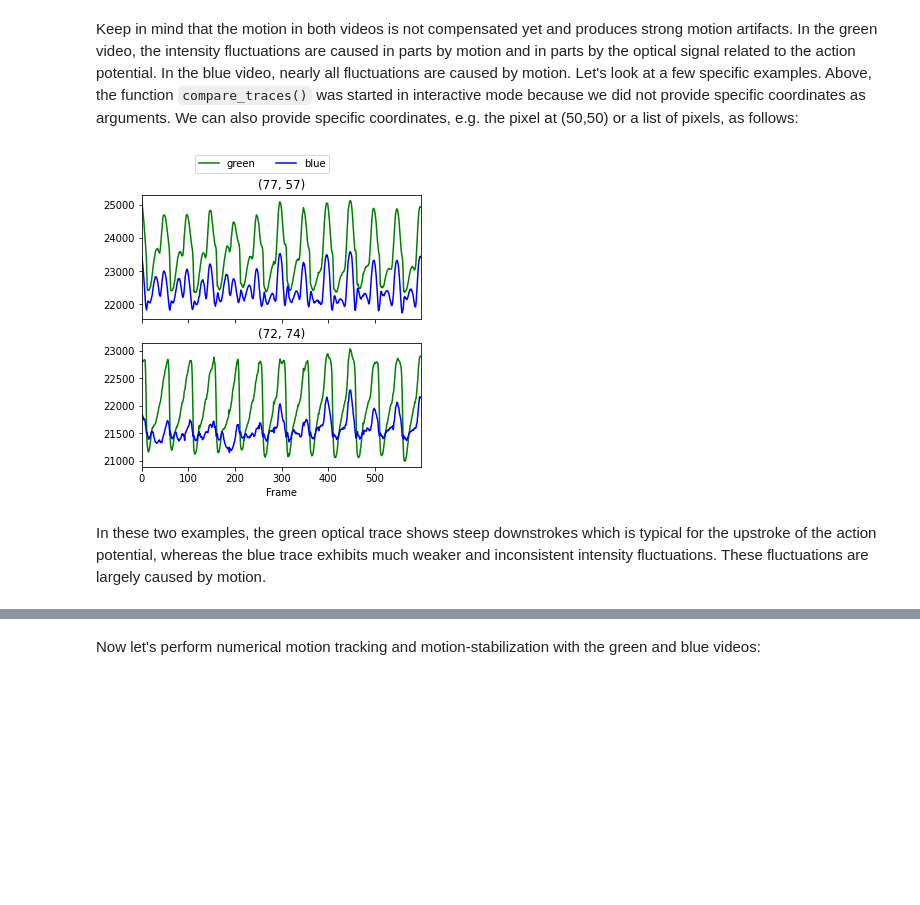
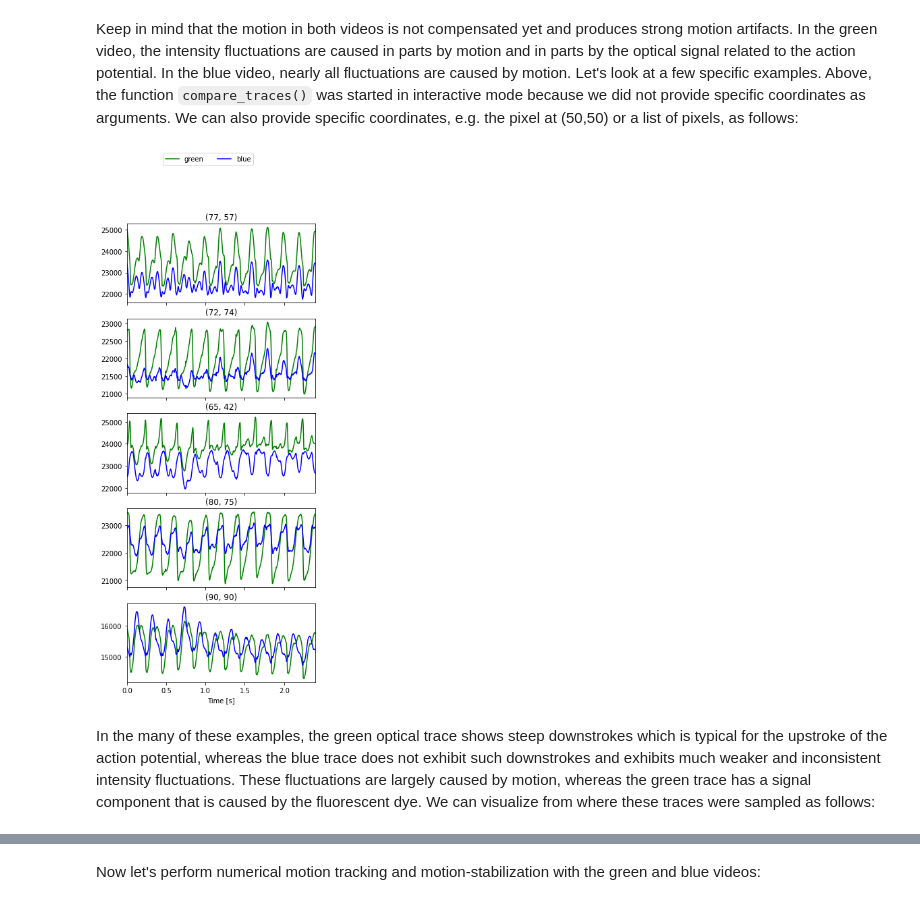
Before and after one commit to cardiacvision/optimap, a Jupyter notebook: docs/tutorials/ratiometry.ipynb, the cells around one changed output, grey strips where cells are left out. Cells and saved outputs as stored; diff of their text form; code cells hidden in the pictures; blank space fills up the shorter version.

```diff
--- a/docs/tutorials/ratiometry.ipynb
+++ b/docs/tutorials/ratiometry.ipynb
@@ -70,8 +70,8 @@ om.compare_traces([video_green, video_blue],labels=['green','blue'], size=5, col
 # %% [markdown]
 Keep in mind that the motion in both videos is not compensated yet and produces strong motion artifacts. In the green video, the intensity fluctuations are caused in parts by motion and in parts by the optical signal related to the action potential. In the blue video, nearly all fluctuations are caused by motion. Let's look at a few specific examples. Above, the function ``compare_traces()`` was started in interactive mode because we did not provide specific coordinates as arguments. We can also provide specific coordinates, e.g. the pixel at (50,50) or a list of pixels, as follows:
 # %%
-om.compare_traces([video_green, video_blue],[(77, 57), (72, 74)],labels=['green','blue'], size=5, colors=['green', 'blue'])
+om.compare_traces([video_green, video_blue],[(77, 57), (72, 74), (65, 42), (80, 75), (90, 90)],labels=['green','blue'], size=5, colors=['green', 'blue'], fps=250)
 # %% [output]
-[figure, old version]
+[figure, new version]
 # %% [markdown]
-In these two examples, the green optical trace shows steep downstrokes which is typical for the upstroke of the action potential, whereas the blue trace exhibits much weaker and inconsistent intensity fluctuations. These fluctuations are largely caused by motion.
+In the many of these examples, the green optical trace shows steep downstrokes which is typical for the upstroke of the action potential, whereas the blue trace does not exhibit such downstrokes and exhibits much weaker and inconsistent intensity fluctuations. These fluctuations are largely caused by motion, whereas the green trace has a signal component that is caused by the fluorescent dye. We can visualize from where these traces were sampled as follows:
```
Also changed, not shown: parts of 21 cells of this notebook.
